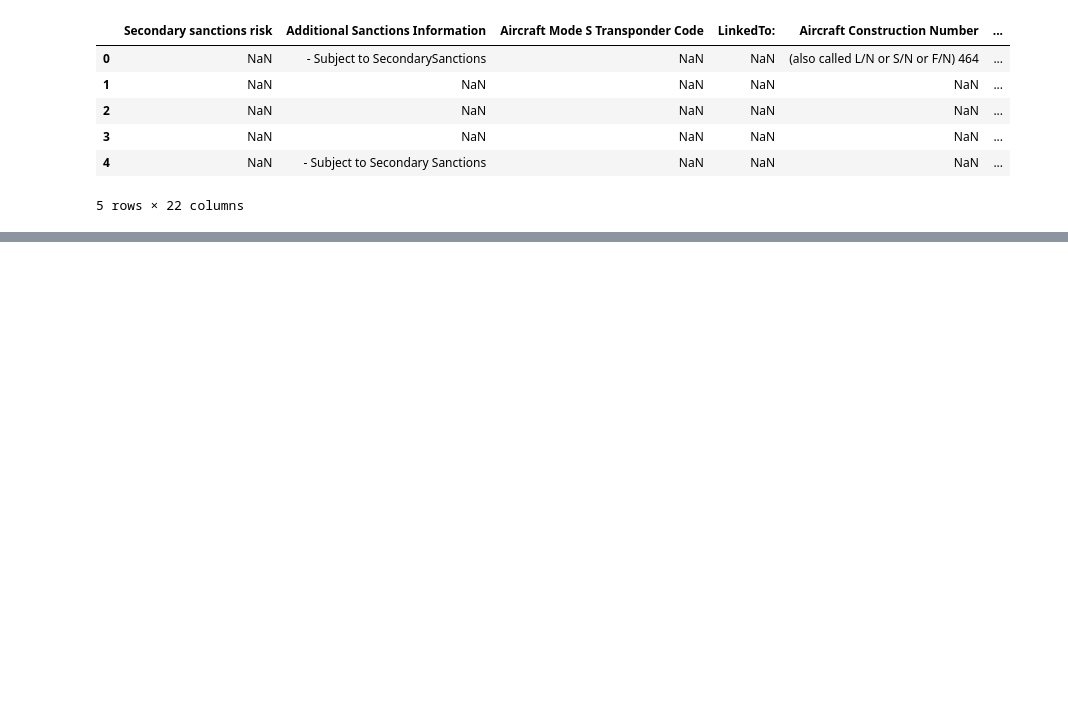
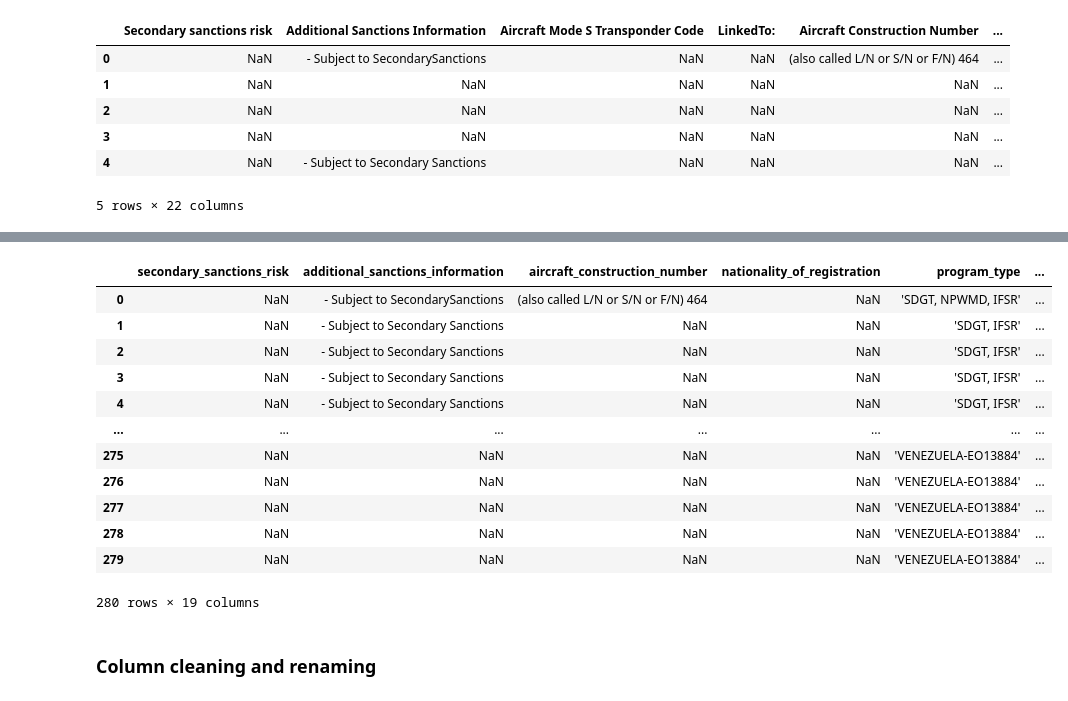
Before and after one commit to thayeylolu/swifter, a Jupyter notebook: eda/practice.ipynb, the cells around one changed output, grey strips where cells are left out. Drawn from its saved outputs; the diff is of its cells as text; code cells hidden in the pictures; blank space fills up the shorter version.

```diff
--- a/eda/practice.ipynb
+++ b/eda/practice.ipynb
@@ -1,4 +1,5 @@
 # %%
 import pandas as pd
 # %%
-data = pd.read_csv('../data/aircraft.csv')
+df = pd.read_csv('../data/aircraft.csv')
+df.info()
@@ -14,0 +73,4 @@ data.head()
+# %%
+
+df.columns = df.columns.str.replace(" ", "_").str.lower()
+df.head()
@@ -14,0 +84,15 @@ data.head()
+# %%
+import re
+def clean_alt_list(list_):
+    list_ = list_.replace("[", '')
+    list_ = list_.replace("]", '')
+    list_ = list_.replace("['", '[')
+    list_ = list_.replace("']", ']')
+    list_ = list_.replace(" ", ', ')
+    #list_ = list_.replace(r'^', '[')
+
+    return list_
+
+df["program_type"] = df["program_type"].apply(clean_alt_list)
+
+df["program_type"]
@@ -14,0 +112,27 @@ data.head()
+# %%
+fruits_expanded_v1 = df["program_type"].str.split(" ")
+#fruits_expanded_v1 = df["program_type"].apply(pd.Series)
+fruits_expanded_v1  = dict(fruits_expanded_v1)
+
+program_dataframe = pd.DataFrame.from_dict(fruits_expanded_v1,orient = 'index' )
+
+program_dataframe.columns = ["program_type_" + str(item) for item in  list(program_dataframe.columns)]
+# %%
+data = pd.concat([df, program_dataframe], axis=1)
+data
+# %% [output]
+|  | secondary_sanctions_risk | additional_sanctions_information | aircraft_construction_number | nationality_of_registration | program_type | ... |
+| 0 | NaN | - Subject to SecondarySanctions | (also called L/N or S/N or F/N) 464 | NaN | 'SDGT, NPWMD, IFSR' | ... |
+| 1 | NaN | - Subject to Secondary Sanctions | NaN | NaN | 'SDGT, IFSR' | ... |
+| 2 | NaN | - Subject to Secondary Sanctions | NaN | NaN | 'SDGT, IFSR' | ... |
+| 3 | NaN | - Subject to Secondary Sanctions | NaN | NaN | 'SDGT, IFSR' | ... |
+| 4 | NaN | - Subject to Secondary Sanctions | NaN | NaN | 'SDGT, IFSR' | ... |
+| ... | ... | ... | ... | ... | ... | ... |
+| 275 | NaN | NaN | NaN | NaN | 'VENEZUELA-EO13884' | ... |
+| 276 | NaN | NaN | NaN | NaN | 'VENEZUELA-EO13884' | ... |
+| 277 | NaN | NaN | NaN | NaN | 'VENEZUELA-EO13884' | ... |
+| 278 | NaN | NaN | NaN | NaN | 'VENEZUELA-EO13884' | ... |
+| 279 | NaN | NaN | NaN | NaN | 'VENEZUELA-EO13884' | ... |
+280 rows × 19 columns
+# %% [markdown]
+### Column cleaning and renaming
```
Also changed, not shown: parts of 6 cells of this notebook.
